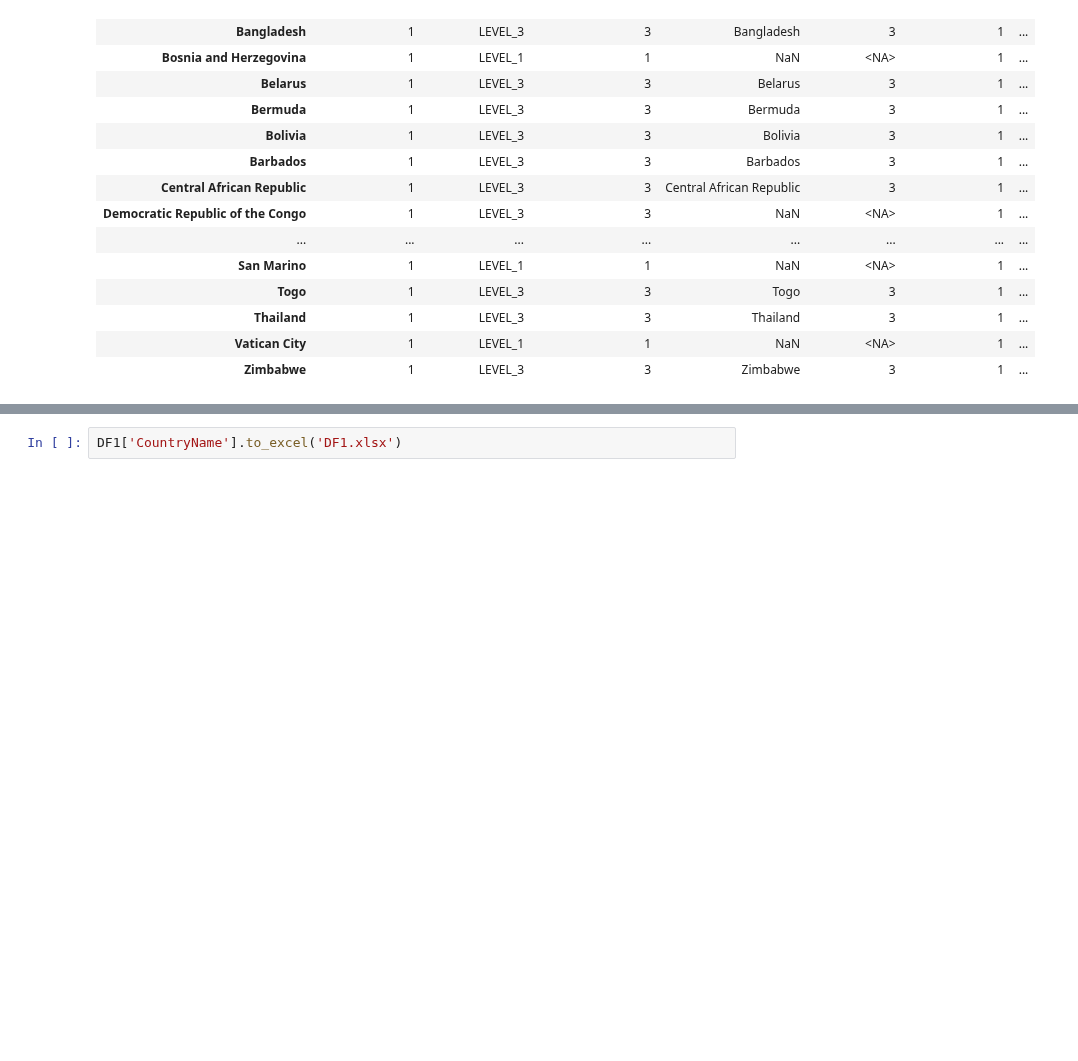
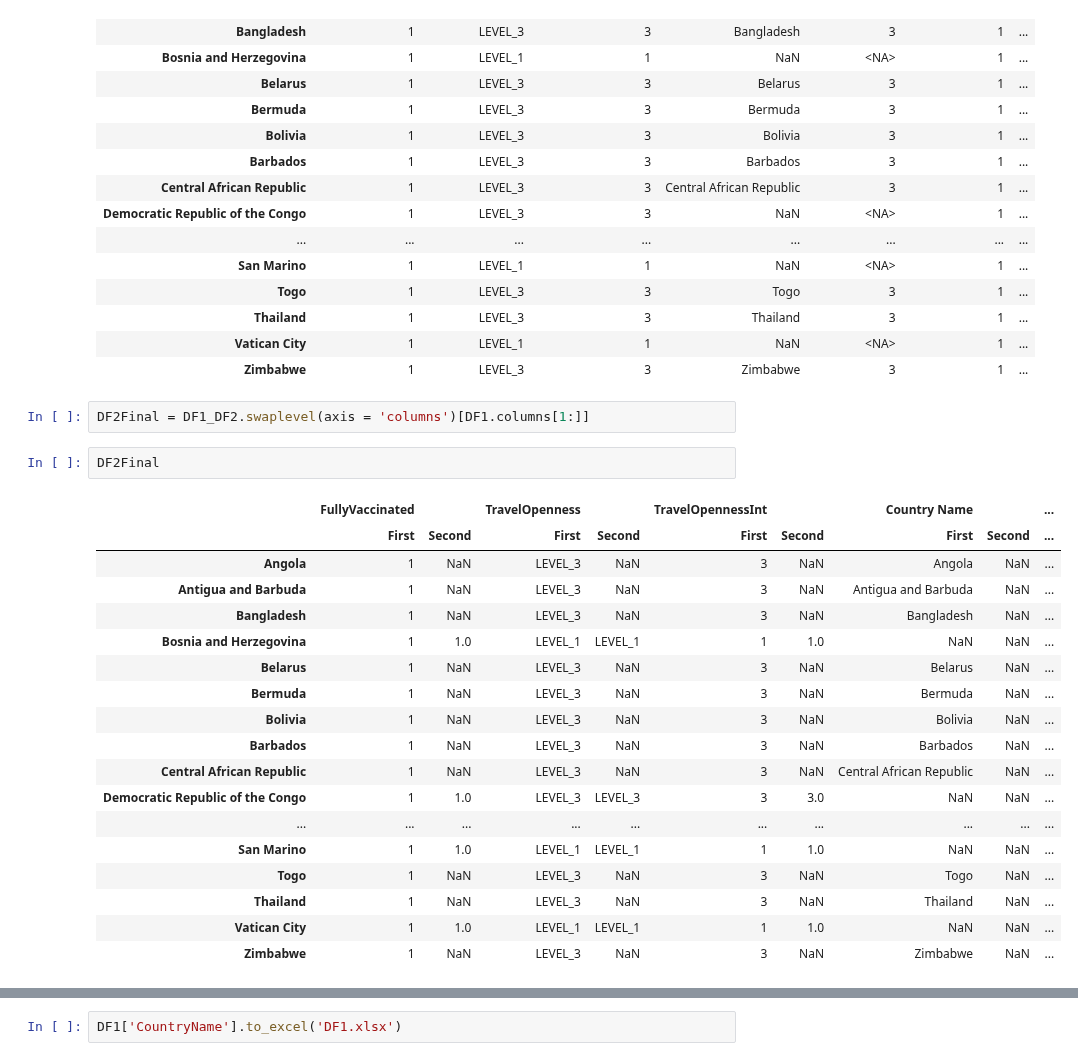
Before and after one commit to bossiilaria/Python, a Jupyter notebook: IntlExp/IntlExp.ipynb, the cells around one changed output, grey strips where cells are left out. Saved outputs shown, nothing was run; the diff lists cells and outputs as text; blank space fills up the shorter version.

```diff
--- a/IntlExp/IntlExp.ipynb
+++ b/IntlExp/IntlExp.ipynb
@@ -803,3 +915,26 @@ DF1_DF3
 | Thailand | 1 | LEVEL_3 | 3 | Thailand | 3 | 1 | ... |
 | Vatican City | 1 | LEVEL_1 | 1 | NaN | <NA> | 1 | ... |
 | Zimbabwe | 1 | LEVEL_3 | 3 | Zimbabwe | 3 | 1 | ... |
+# %%
+DF2Final = DF1_DF2.swaplevel(axis = 'columns')[DF1.columns[1:]]
+# %%
+DF2Final
+# %% [output]
+|  | FullyVaccinated |  | TravelOpenness |  | TravelOpennessInt |  | Country Name |  | ... |
+|  | First | Second | First | Second | First | Second | First | Second | ... |
+| Angola | 1 | NaN | LEVEL_3 | NaN | 3 | NaN | Angola | NaN | ... |
+| Antigua and Barbuda | 1 | NaN | LEVEL_3 | NaN | 3 | NaN | Antigua and Barbuda | NaN | ... |
+| Bangladesh | 1 | NaN | LEVEL_3 | NaN | 3 | NaN | Bangladesh | NaN | ... |
+| Bosnia and Herzegovina | 1 | 1.0 | LEVEL_1 | LEVEL_1 | 1 | 1.0 | NaN | NaN | ... |
+| Belarus | 1 | NaN | LEVEL_3 | NaN | 3 | NaN | Belarus | NaN | ... |
+| Bermuda | 1 | NaN | LEVEL_3 | NaN | 3 | NaN | Bermuda | NaN | ... |
+| Bolivia | 1 | NaN | LEVEL_3 | NaN | 3 | NaN | Bolivia | NaN | ... |
+| Barbados | 1 | NaN | LEVEL_3 | NaN | 3 | NaN | Barbados | NaN | ... |
+| Central African Republic | 1 | NaN | LEVEL_3 | NaN | 3 | NaN | Central African Republic | NaN | ... |
+| Democratic Republic of the Congo | 1 | 1.0 | LEVEL_3 | LEVEL_3 | 3 | 3.0 | NaN | NaN | ... |
+| ... | ... | ... | ... | ... | ... | ... | ... | ... | ... |
+| San Marino | 1 | 1.0 | LEVEL_1 | LEVEL_1 | 1 | 1.0 | NaN | NaN | ... |
+| Togo | 1 | NaN | LEVEL_3 | NaN | 3 | NaN | Togo | NaN | ... |
+| Thailand | 1 | NaN | LEVEL_3 | NaN | 3 | NaN | Thailand | NaN | ... |
+| Vatican City | 1 | 1.0 | LEVEL_1 | LEVEL_1 | 1 | 1.0 | NaN | NaN | ... |
+| Zimbabwe | 1 | NaN | LEVEL_3 | NaN | 3 | NaN | Zimbabwe | NaN | ... |
```
Also changed, not shown: parts of 18 cells of this notebook, 3 other files.
